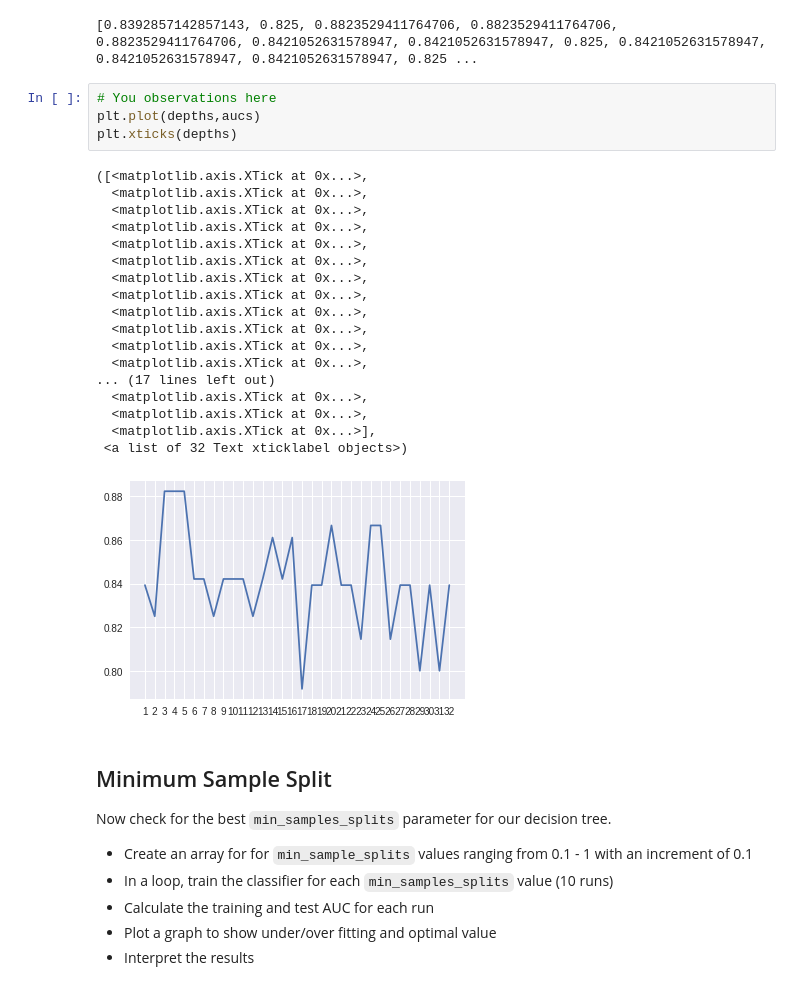
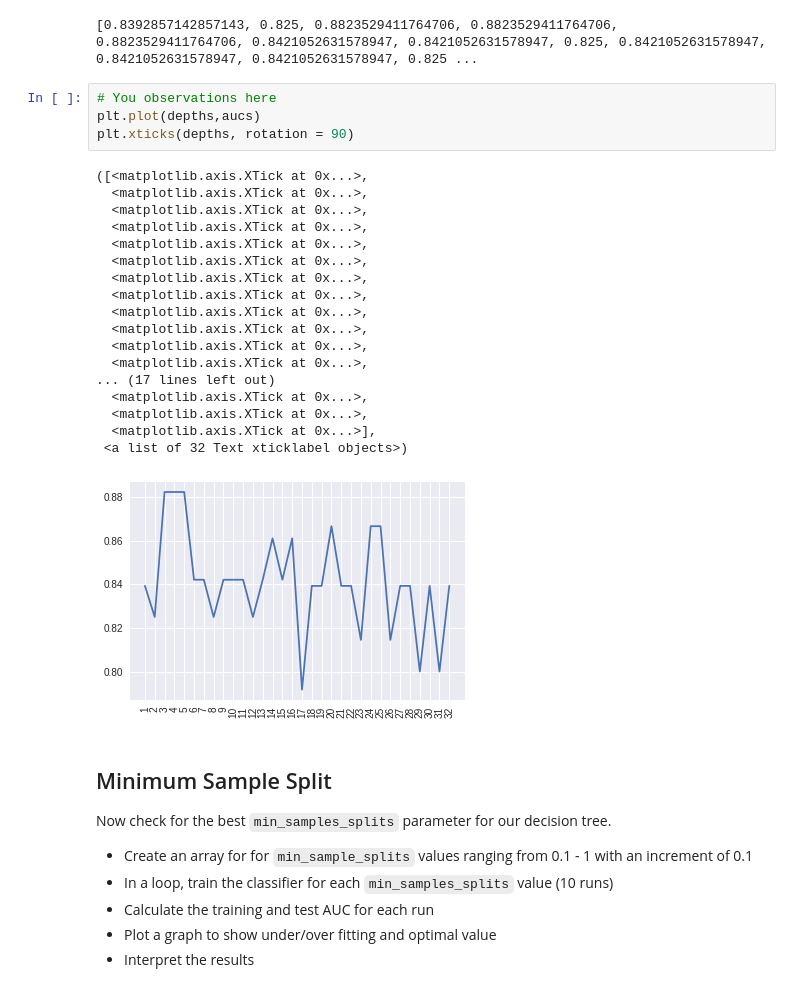
Before and after one commit to mzhou356/dsc-tuning-decision-trees-lab-dc-ds-060319, a Jupyter notebook: index.ipynb, the cells around one changed output. Drawn from its saved outputs; the diff is of its cells as text.

```diff
--- a/index.ipynb
+++ b/index.ipynb
@@ -103,26 +103,26 @@ print(aucs)
 # %%
 # You observations here
 plt.plot(depths,aucs)
-plt.xticks(depths)
+plt.xticks(depths, rotation = 90)
 # %% [output]
 ([<matplotlib.axis.XTick at 0x...>,
   <matplotlib.axis.XTick at 0x...>,
   <matplotlib.axis.XTick at 0x...>,
   <matplotlib.axis.XTick at 0x...>,
   <matplotlib.axis.XTick at 0x...>,
   <matplotlib.axis.XTick at 0x...>,
   <matplotlib.axis.XTick at 0x...>,
   <matplotlib.axis.XTick at 0x...>,
   <matplotlib.axis.XTick at 0x...>,
   <matplotlib.axis.XTick at 0x...>,
   <matplotlib.axis.XTick at 0x...>,
   <matplotlib.axis.XTick at 0x...>,
 ... (17 lines left out)
   <matplotlib.axis.XTick at 0x...>,
   <matplotlib.axis.XTick at 0x...>,
   <matplotlib.axis.XTick at 0x...>],
  <a list of 32 Text xticklabel objects>)
-[figure, old version]
+[figure, new version]
 # %% [markdown]
 ## Minimum Sample Split
 
```
